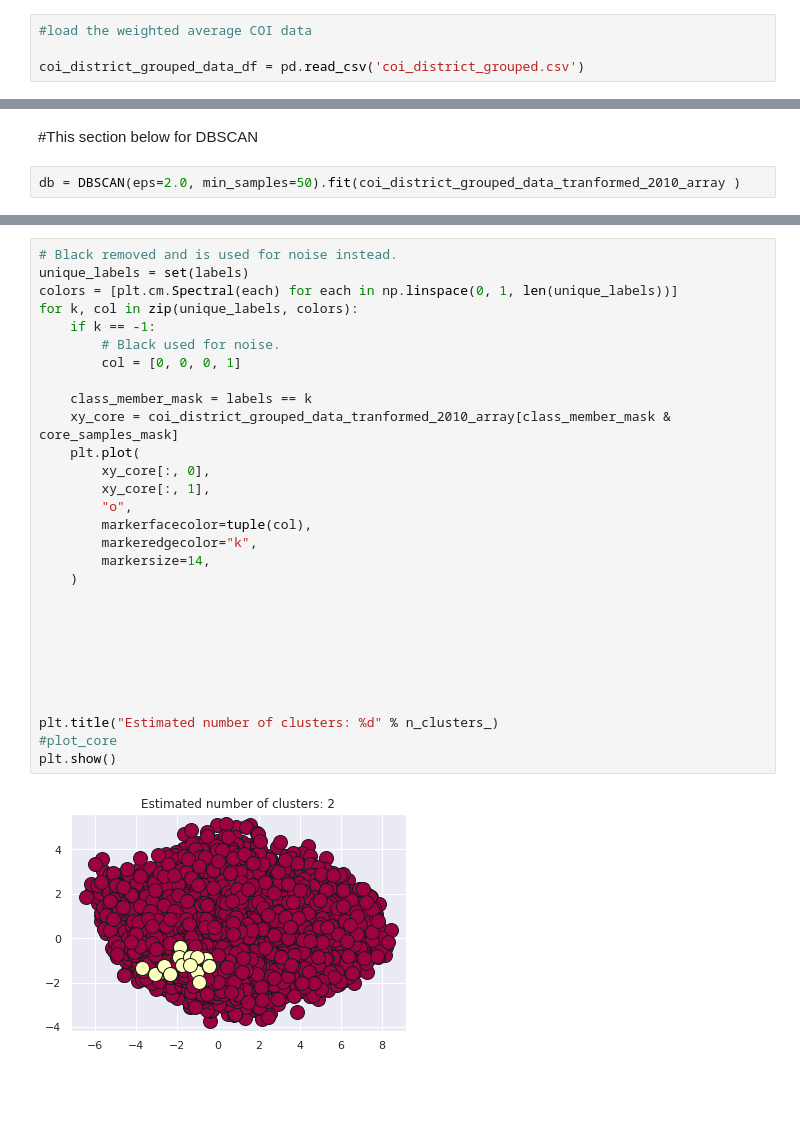
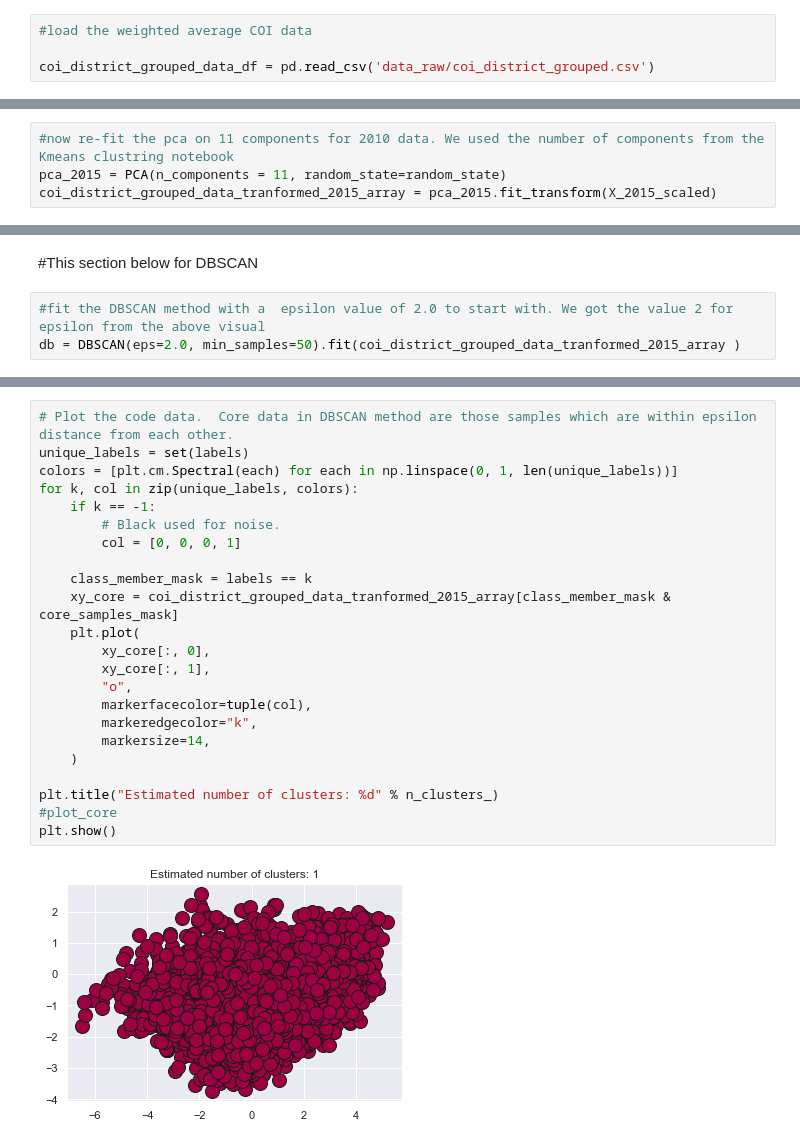
Before and after one commit to mads-capstone-fall-2022/MADS_CAPSTONE_LEARNING_OPPORTUNITY, a Jupyter notebook: COI DBSCAN clustering.ipynb, the cells around one changed output, grey strips where cells are left out. Drawn from its saved outputs; the diff is of its cells as text; blank space fills up the shorter version.

Commit message:
added inline comments and updated the datasources to the two clustering notebook files

```diff
--- a/COI DBSCAN clustering.ipynb
+++ b/COI DBSCAN clustering.ipynb
@@ -21,7 +21,7 @@ random_state = 42
 # %%
 #load the weighted average COI data
 
-coi_district_grouped_data_df = pd.read_csv('coi_district_grouped.csv')
+coi_district_grouped_data_df = pd.read_csv('data_raw/coi_district_grouped.csv')
 # %%
 #split the data into two subsets , one for 2010 and the other for 2015 data. One of the goals is to see
 #how the school districts' oppurtunity index value changed between the years 2010 and 2015.
@@ -74,3 +66,7 @@ coi_district_grouped_data_tranformed_2010_array = pca_2010.fit_transform(X_2010_
+# %%
+#now re-fit the pca on 11 components for 2010 data. We used the number of components from the Kmeans clustring notebook
+pca_2015 = PCA(n_components = 11, random_state=random_state)
+coi_district_grouped_data_tranformed_2015_array = pca_2015.fit_transform(X_2015_scaled)
 # %%
 #get the principal components in a single dataframe
 #Combine/Concatenate the orignial COI data and the principal components together for 2010
@@ -101,7 +93,8 @@ plt.plot(distances)
 # %% [markdown]
 #This section below for DBSCAN
 # %%
-db = DBSCAN(eps=2.0, min_samples=50).fit(coi_district_grouped_data_tranformed_2010_array )
+#fit the DBSCAN method with a  epsilon value of 2.0 to start with. We got the value 2 for epsilon from the above visual
+db = DBSCAN(eps=2.0, min_samples=50).fit(coi_district_grouped_data_tranformed_2015_array )
 # %%
 db.n_features_in_
 #set(db.labels_)
@@ -125,32 +118,26 @@ Estimated number of noise points: 1094
 # %%
-# Black removed and is used for noise instead.
+# Plot the code data.  Core data in DBSCAN method are those samples which are within epsilon distance from each other.
 unique_labels = set(labels)
 colors = [plt.cm.Spectral(each) for each in np.linspace(0, 1, len(unique_labels))]
 for k, col in zip(unique_labels, colors):
     if k == -1:
         # Black used for noise.
         col = [0, 0, 0, 1]
 
     class_member_mask = labels == k
-    xy_core = coi_district_grouped_data_tranformed_2010_array[class_member_mask & core_samples_mask]
+    xy_core = coi_district_grouped_data_tranformed_2015_array[class_member_mask & core_samples_mask]
     plt.plot(
         xy_core[:, 0],
         xy_core[:, 1],
         "o",
         markerfacecolor=tuple(col),
         markeredgecolor="k",
         markersize=14,
     )
 
-
-
-
-
-
-
 plt.title("Estimated number of clusters: %d" % n_clusters_)
 #plot_core
 plt.show()
 # %% [output]
-[figure, old version]
+[figure, new version]
 # %%
```
Also changed, not shown: parts of 10 cells of this notebook, 1 other file.
